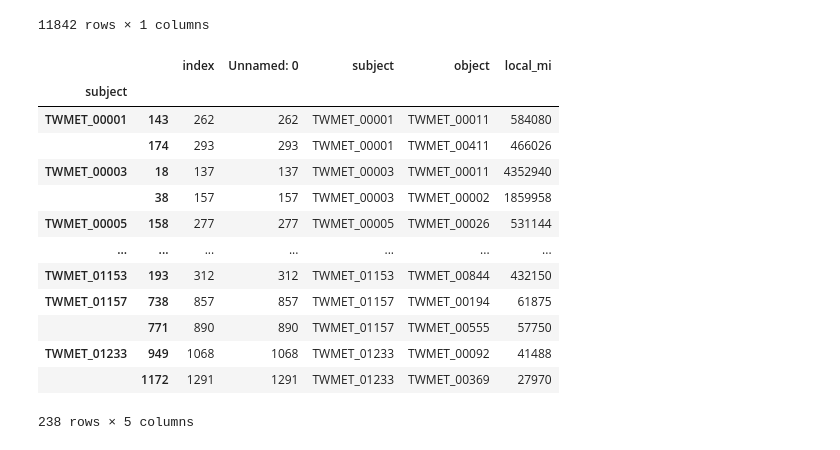
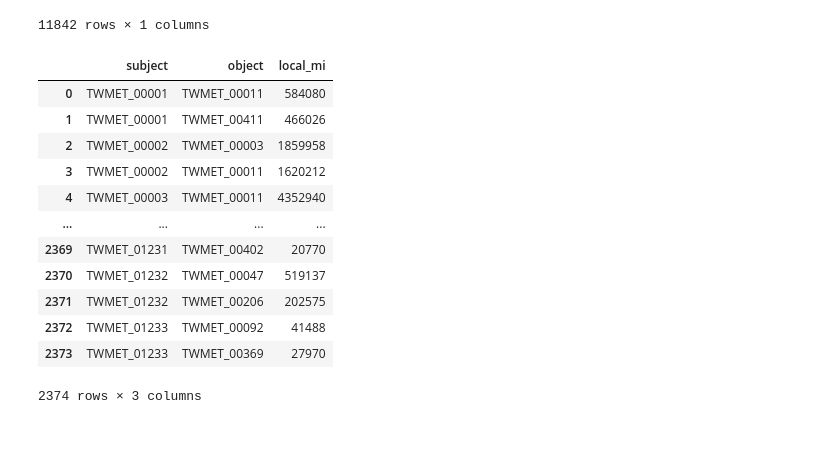
Before and after one commit to Anisah-bb/grad_project, a Jupyter notebook: internship.ipynb, the cells around one changed output. Cells and saved outputs as stored; diff of their text form; code cells hidden in the pictures.

```diff
--- a/internship.ipynb
+++ b/internship.ipynb
@@ -643,6 +592,6 @@ full_second_layer= full_second_layer.drop(columns = ['score', 'overlap'])
 full_second_layer= full_second_layer[full_second_layer['subject'] != full_second_layer['object']]
 # %%
 # get relations with the highest local_mi
-full_second_layer= full_second_layer.groupby(['subject'])[['object', 'local_mi']].max().reset_index()
+full_second_layer= full_second_layer.groupby(['subject'])[['object', 'local_mi']].max(2).reset_index()
 full_second_layer
 # %% [output]
@@ -701,19 +650,21 @@ full_second_layer.groupby(['subject', 'object'])[['local_mi']].max()
 11842 rows × 1 columns
 # %%
 # full_second_layer.groupby(['subject'])[['object', 'local_mi']].nlargest(2)
-full_second_layer.groupby(['subject']).apply(lambda x: x.sort_values(['local_mi'], ascending = False)[:2])
+full_second_layer = full_second_layer.groupby(['subject']).apply(lambda x: x.sort_values(['local_mi'], ascending = False)[:2])
+full_second_layer = full_second_layer[['subject', 'object', 'local_mi']]
+full_second_layer = full_second_layer.set_index('subject').reset_index()
+full_second_layer
 # %% [output]
-|  |  | index | Unnamed: 0 | subject | object | local_mi |
-| subject |  |  |  |  |  |  |
-| TWMET_00001 | 143 | 262 | 262 | TWMET_00001 | TWMET_00011 | 584080 |
-|  | 174 | 293 | 293 | TWMET_00001 | TWMET_00411 | 466026 |
-| TWMET_00003 | 18 | 137 | 137 | TWMET_00003 | TWMET_00011 | 4352940 |
-|  | 38 | 157 | 157 | TWMET_00003 | TWMET_00002 | 1859958 |
-| TWMET_00005 | 158 | 277 | 277 | TWMET_00005 | TWMET_00026 | 531144 |
-| ... | ... | ... | ... | ... | ... | ... |
-| TWMET_01153 | 193 | 312 | 312 | TWMET_01153 | TWMET_00844 | 432150 |
-| TWMET_01157 | 738 | 857 | 857 | TWMET_01157 | TWMET_00194 | 61875 |
-|  | 771 | 890 | 890 | TWMET_01157 | TWMET_00555 | 57750 |
-| TWMET_01233 | 949 | 1068 | 1068 | TWMET_01233 | TWMET_00092 | 41488 |
-|  | 1172 | 1291 | 1291 | TWMET_01233 | TWMET_00369 | 27970 |
+|  | subject | object | local_mi |
+| 0 | TWMET_00001 | TWMET_00011 | 584080 |
+| 1 | TWMET_00001 | TWMET_00411 | 466026 |
+| 2 | TWMET_00002 | TWMET_00003 | 1859958 |
+| 3 | TWMET_00002 | TWMET_00011 | 1620212 |
+| 4 | TWMET_00003 | TWMET_00011 | 4352940 |
+| ... | ... | ... | ... |
+| 2369 | TWMET_01231 | TWMET_00402 | 20770 |
+| 2370 | TWMET_01232 | TWMET_00047 | 519137 |
+| 2371 | TWMET_01232 | TWMET_00206 | 202575 |
+| 2372 | TWMET_01233 | TWMET_00092 | 41488 |
+| 2373 | TWMET_01233 | TWMET_00369 | 27970 |
-238 rows × 5 columns
+2374 rows × 3 columns
```
Also changed, not shown: parts of 9 cells of this notebook, 5 other files.
